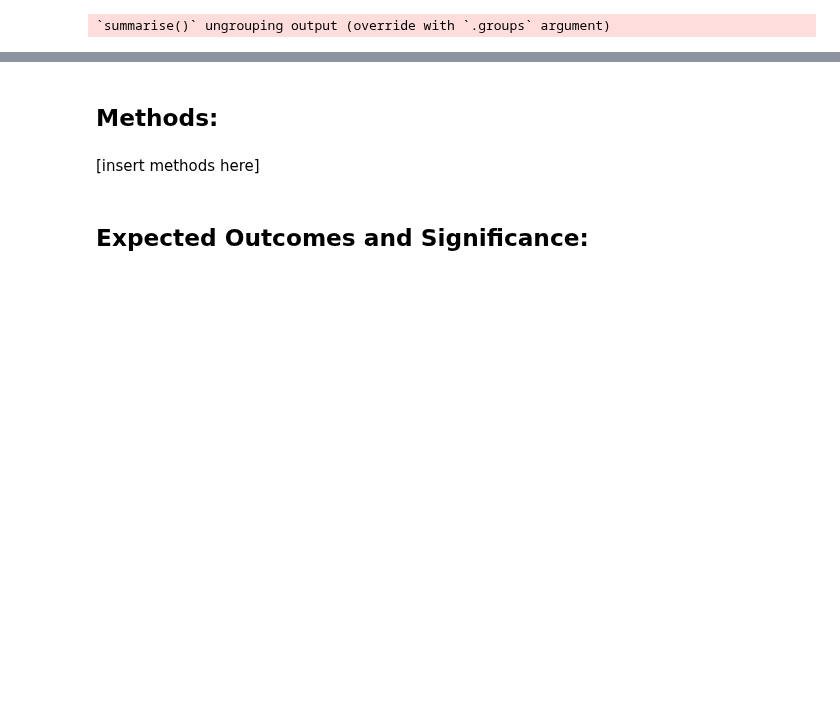
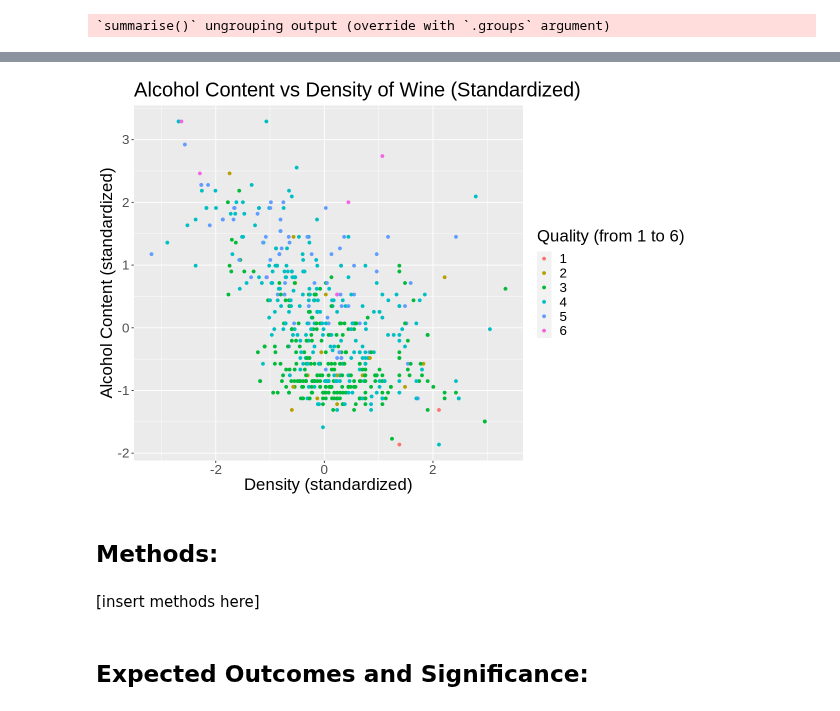
Before and after one commit to jon-chow/DSCI100-WineQualityAnalysis, a Jupyter notebook: Proposal.ipynb, the cells around one changed output, grey strips where cells are left out. Cells and saved outputs as stored; diff of their text form; code cells hidden in the pictures; blank space fills up the shorter version.

```diff
--- a/Proposal.ipynb
+++ b/Proposal.ipynb
@@ -127,0 +154,83 @@ train_plot
+# %%
+# visualizing data
+options(repr.plot.width = 10, options.repr.plot.height = 15)
+
+train_plot <- train_data_scaled %>%
+                ggplot(aes(x = density , y = alcohol , color = quality)) +
+                geom_point() +
+                labs(x = "Density (standardized)" , y = "Alcohol Content (standardized)" , color = "Quality (from 1 to 6)") +
+                ggtitle("Alcohol Content vs Density of Wine (Standardized)") +
+                theme(text = element_text(size = 20))
+train_plot
+
+data_subset <- train_data_scaled %>%
+  select(quality, residual_sugar, chlorides, total_so2, density, pH, sulphates, alcohol)
+
+names <- colnames(data_subset %>% select(-quality))
+
+data_subset
+
+example_formula <- paste("quality", "~", paste(names, collapse="+"))
+example_formula
+
+# create an empty tibble to store the results
+accuracies <- tibble(size = integer(),
+                     model_string = character(),
+                     accuracy = numeric())
+
+# create a model specification
+spec <- nearest_neighbor(weight_func = "rectangular",
+                             neighbors = tune()) %>%
+     set_engine("kknn") %>%
+     set_mode("classification")
+
+# create a 5-fold cross-validation object
+data_vfold <- vfold_cv(data_subset, v = 5, strata = quality)
+
+# store the total number of predictors
+n_total <- length(names)
+
+# stores selected predictors
+selected <- c()
+
+# for every size from 1 to the total number of predictors
+for (i in 1:n_total) {
+    # for every predictor still not added yet
+    accs <- list()
+    models <- list()
+    for (j in 1:length(names)) {
+        # create a model string for this combination of predictors
+        preds_new <- c(selected, names[[j]])
+        model_string <- paste("quality", "~", paste(preds_new, collapse="+"))
+
+        # create a recipe from the model string
+        data_recipe <- recipe(as.formula(model_string),
+                                data = data_subset) %>%
+                          step_scale(all_predictors()) %>%
+                          step_center(all_predictors())
+
+        # tune the KNN classifier with these predictors,
+        # and collect the accuracy for the best K
+        acc <- workflow() %>%
+          add_recipe(data_recipe) %>%
+          add_model(spec) %>%
+          tune_grid(resamples = data_vfold, grid = 10) %>%
+          collect_metrics() %>%
+          filter(.metric == "accuracy") %>%
+          summarize(mx = max(mean))
+        acc <- acc$mx %>% unlist()
+
+        # add this result to the dataframe
+        accs[[j]] <- acc
+        models[[j]] <- model_string
+    }
+    jstar <- which.max(unlist(accs))
+    accuracies <- accuracies %>%
+      add_row(size = i,
+              model_string = models[[jstar]],
+              accuracy = accs[[jstar]])
+    selected <- c(selected, names[[jstar]])
+    names <- names[-jstar]
+}
+accuracies
+# %% [output]
@@ -128,3 +284,4 @@ train_plot
+[figure, added]
 # %% [markdown]
 ## Methods:
 # %% [markdown]
```
Also changed, not shown: parts of 7 cells of this notebook.
